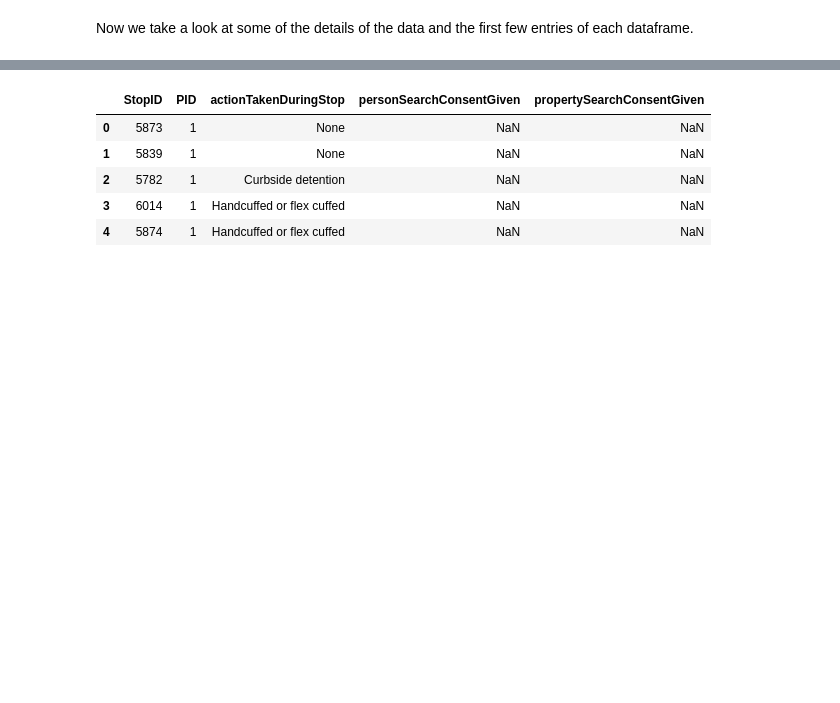
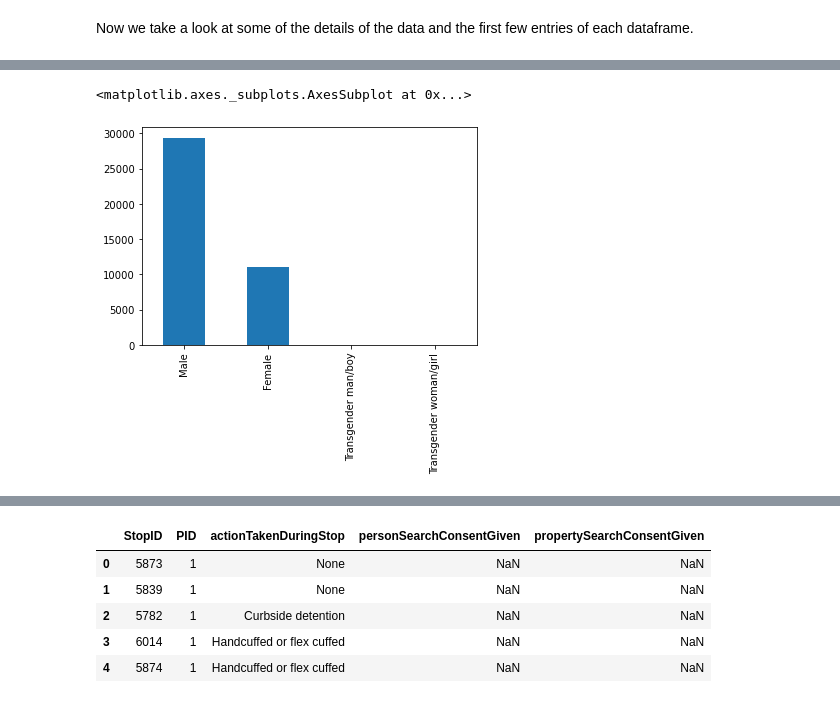
Before and after one commit to MaxwellLiu12/LBRacialIdentiyProfiling, a Jupyter notebook: EDA.ipynb, the cells around one changed output, grey strips where cells are left out. Saved outputs shown, nothing was run; the diff lists cells and outputs as text; code cells hidden in the pictures; blank space fills up the shorter version.

```diff
--- a/EDA.ipynb
+++ b/EDA.ipynb
@@ -43,0 +94,5 @@ actions.describe()
+# %%
+time_location["perceivedGender"].value_counts().plot.bar()
+# %% [output]
+<matplotlib.axes._subplots.AxesSubplot at 0x...>
+[figure, added]
```
Also changed, not shown: parts of 37 cells of this notebook.
